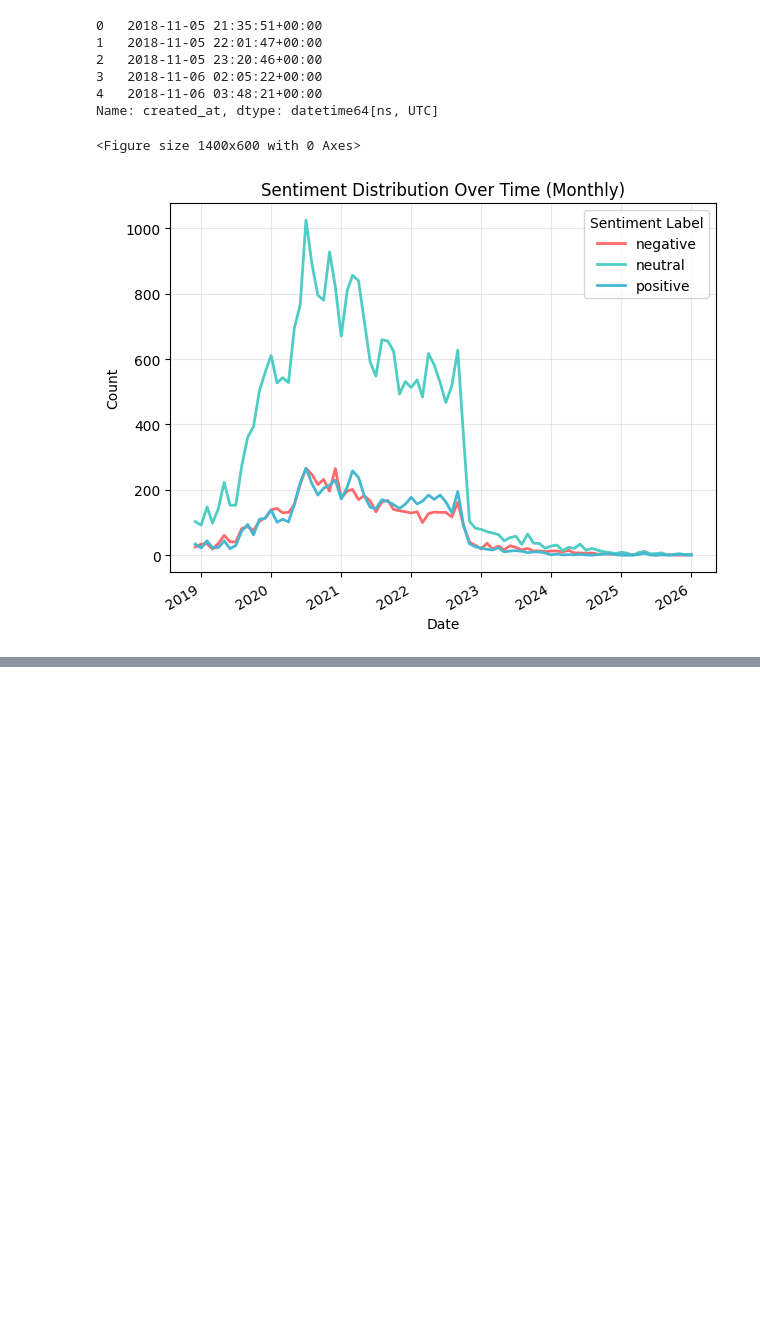
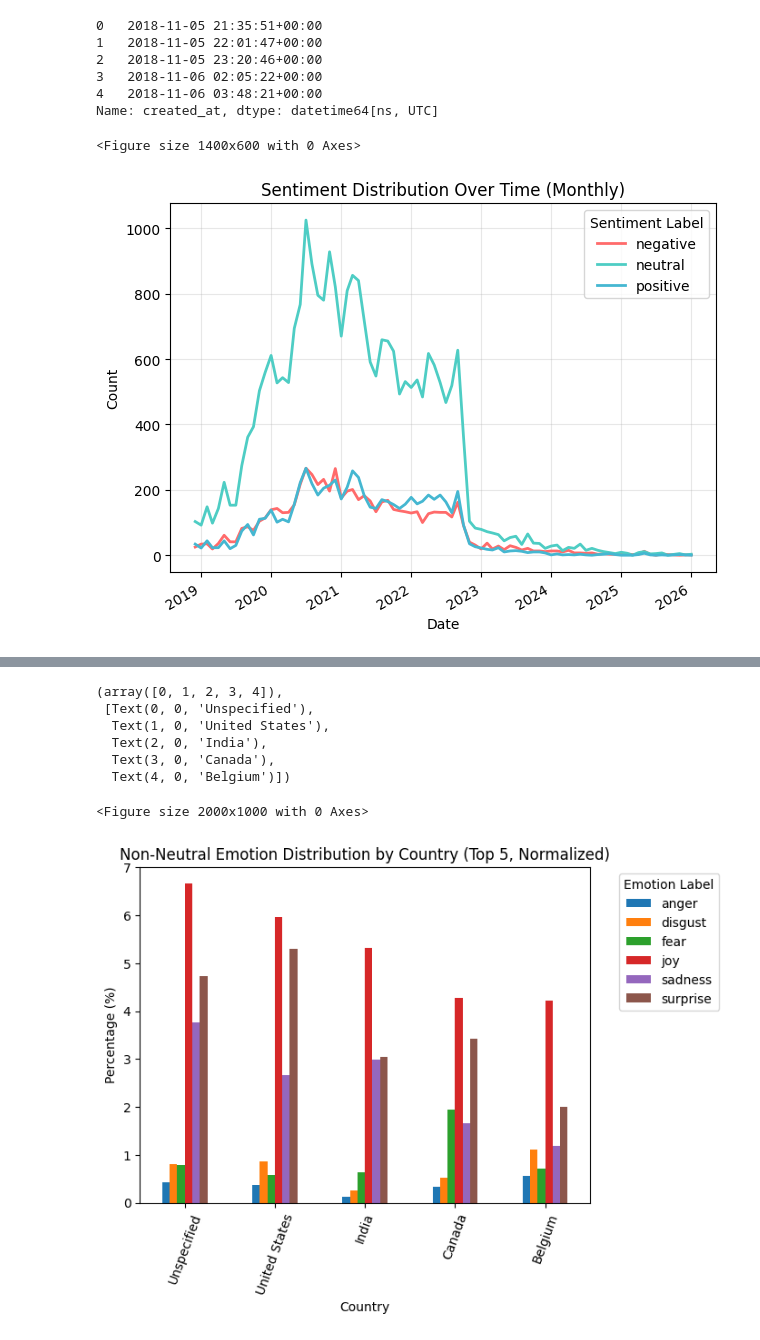
Before and after one commit to Grim2Hot/DAT6003, a Jupyter notebook: nlp_visualisation.ipynb, the cells around one changed output, grey strips where cells are left out. Drawn from its saved outputs; the diff is of its cells as text; code cells hidden in the pictures; blank space fills up the shorter version.

```diff
--- a/nlp_visualisation.ipynb
+++ b/nlp_visualisation.ipynb
@@ -153,0 +196,2 @@ plt.show()
+# %%
+df2 = pd.read_csv('/home/chef/src/DAT6003/data/processed/nlp_sentiment_analysis_with_emotion.csv')
@@ -153,0 +207,2 @@ plt.show()
+# %%
+df2 = df2[['sentiment_label', 'sentiment_score', 'parent_issue_id', 'emotion_label', 'emotion_score'] + [col for col in df.columns if col not in ['sentiment_label', 'sentiment_score', 'parent_issue_id', 'emotion_label', 'emotion_score']]]
@@ -153,0 +218,2 @@ plt.show()
+# %%
+df2 = df2.set_index('Unnamed: 0')
@@ -153,0 +230,46 @@ plt.show()
+# %%
+# Get top 5-10 countries (treating null as 'unspecified')
+
+# Reuse df1_with_unspecified computed earlier to get the same top countries set
+df2_with_unspecified = df2.copy()
+df2_with_unspecified['author_location'] = df2_with_unspecified['author_location'].fillna('unspecified')
+top_countries = df1_with_unspecified['author_location'].value_counts().head(5).index
+
+# Create mapping from country codes to country names using geonamescache
+country_map = {country['iso']: country['name'] for country in gc.get_countries().values()}
+country_map['unspecified'] = 'Unspecified'
+
+# Count emotion labels by country and normalize to percentages
+country_emotion_counts = df2_with_unspecified[df2_with_unspecified['author_location'].isin(top_countries)].groupby(['author_location', 'emotion_label']).size().unstack(fill_value=0)
+
+# Normalize to percentages (each country row sums to 100%)
+country_emotion = country_emotion_counts.div(country_emotion_counts.sum(axis=1), axis=0) * 100
+
+# Rename country codes to country names
+country_emotion.index = country_emotion.index.map(lambda x: country_map.get(x, x))
+
+# Keep only emotion columns that are not neutral
+emotion_cols = [emotion for emotion in country_emotion.columns if emotion != 'neutral']
+country_emotion = country_emotion[emotion_cols]
+
+# Sort by joy descending when available
+if 'joy' in country_emotion.columns:
+    country_emotion = country_emotion.sort_values(by='joy', ascending=False)
+
+# Plot
+plt.figure(figsize=(20, 10))
+country_emotion.plot(kind='bar')
+plt.ylabel('Percentage (%)')
+plt.xlabel('Country')
+plt.title('Non-Neutral Emotion Distribution by Country (Top 5, Normalized)')
+plt.legend(title='Emotion Label', bbox_to_anchor=(1.05, 1), loc='upper left')
+plt.xticks(rotation=70)
+# %% [output]
+(array([0, 1, 2, 3, 4]),
+ [Text(0, 0, 'Unspecified'),
+  Text(1, 0, 'United States'),
+  Text(2, 0, 'India'),
+  Text(3, 0, 'Canada'),
+  Text(4, 0, 'Belgium')])
+<Figure size 2000x1000 with 0 Axes>
+[figure, added]
```
Also changed, not shown: parts of 11 cells of this notebook, 2 other files.
